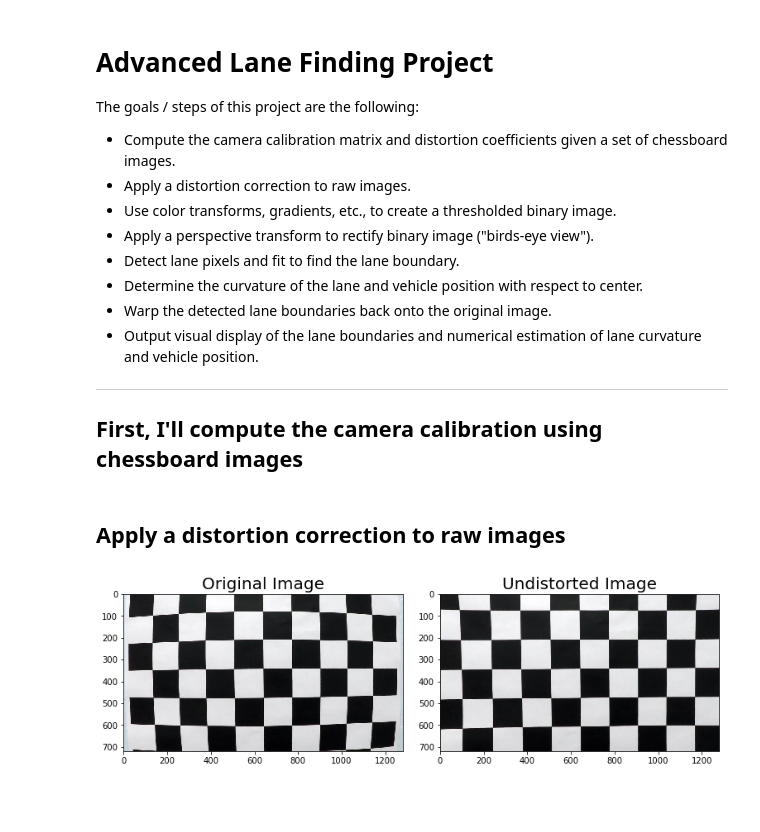
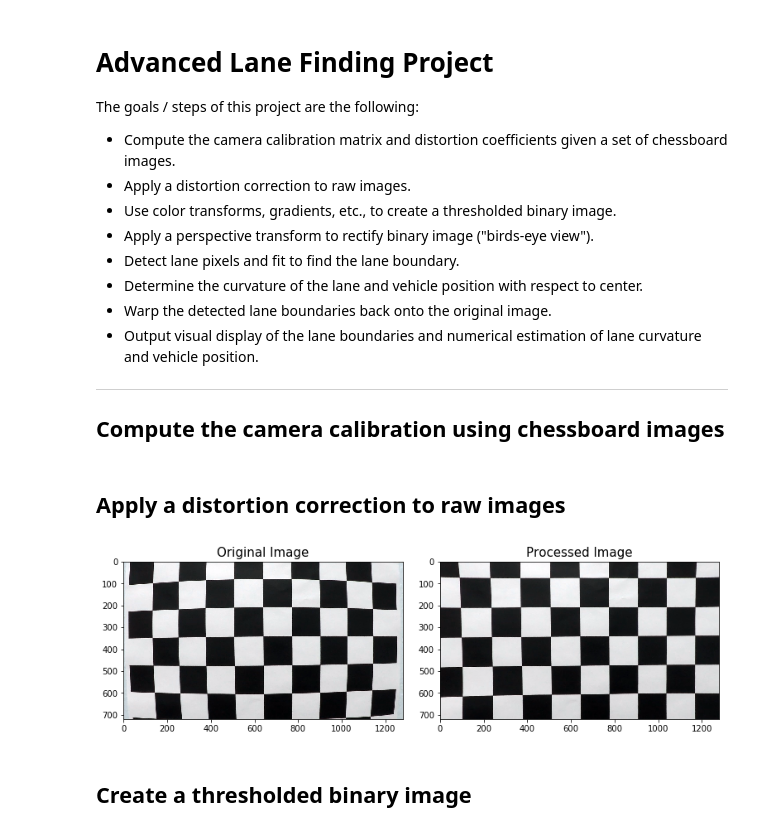
Before and after one commit to taikione/CarND-Advanced-Lane-Lines, a Jupyter notebook: AdvancedLaneLines.ipynb, the cells around one changed output. Cells and saved outputs as stored; diff of their text form; code cells hidden in the pictures; blank space fills up the shorter version.

```diff
--- a/AdvancedLaneLines.ipynb
+++ b/AdvancedLaneLines.ipynb
@@ -13,7 +13,7 @@ The goals / steps of this project are the following:
 * Output visual display of the lane boundaries and numerical estimation of lane curvature and vehicle position.
 
 ---
-## First, I'll compute the camera calibration using chessboard images
+## Compute the camera calibration using chessboard images
 # %%
 import numpy as np
 import cv2
@@ -58,20 +60,20 @@ def get_undistorted_image(image, objpoints, imgpoints):
     ret, mtx, dist, rvecs, tvecs = cv2.calibrateCamera(objpoints, imgpoints, image.shape[0:2], None, None)
     return cv2.undistort(image, mtx, dist)
 # %%
-def check_undistorted_function(image, objpoints, imgpoints):
-    ret, mtx, dist, rvecs, tvecs = cv2.calibrateCamera(objpoints, imgpoints, image.shape[0:2], None, None)
-    undistorted =  cv2.undistort(image, mtx, dist)
-
+def show_processed_images(original, processed):
     f, (ax1, ax2) = plt.subplots(1, 2, figsize=(10, 6))
     f.tight_layout()
-    ax1.imshow(image)
-    ax1.set_title('Original Image', fontsize=20)
-    ax2.imshow(undistorted)
-    ax2.set_title('Undistorted Image', fontsize=20)
+    ax1.imshow(original)
+    ax1.set_title('Original Image', fontsize=15)
+    ax2.imshow(processed, cmap='gray')
+    ax2.set_title('Processed Image', fontsize=15)
     plt.subplots_adjust(left=0., right=1, top=0.9, bottom=0.)
 # %%
 image = cv2.imread("camera_cal/calibration1.jpg")
 objpoints, imgpoints = get_calibration_parameters()
-check_undistorted_function(image, objpoints, imgpoints)
+undistorted = get_undistorted_image(image, objpoints, imgpoints)
+show_processed_images(image, undistorted)
 # %% [output]
-[figure, old version]
+[figure, new version]
+# %% [markdown]
+## Create a thresholded binary image
```
Also changed, not shown: parts of 7 cells of this notebook.
